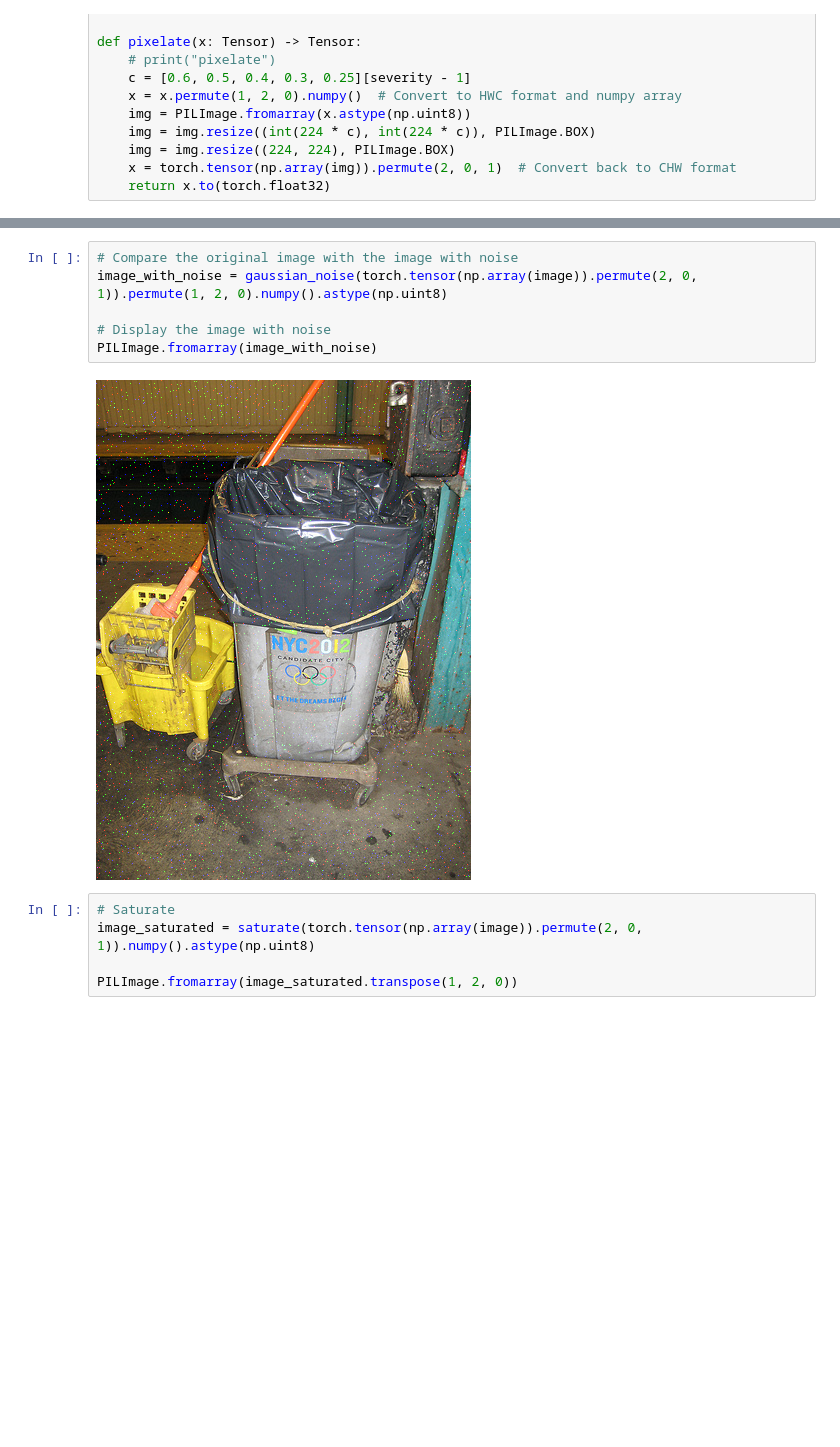
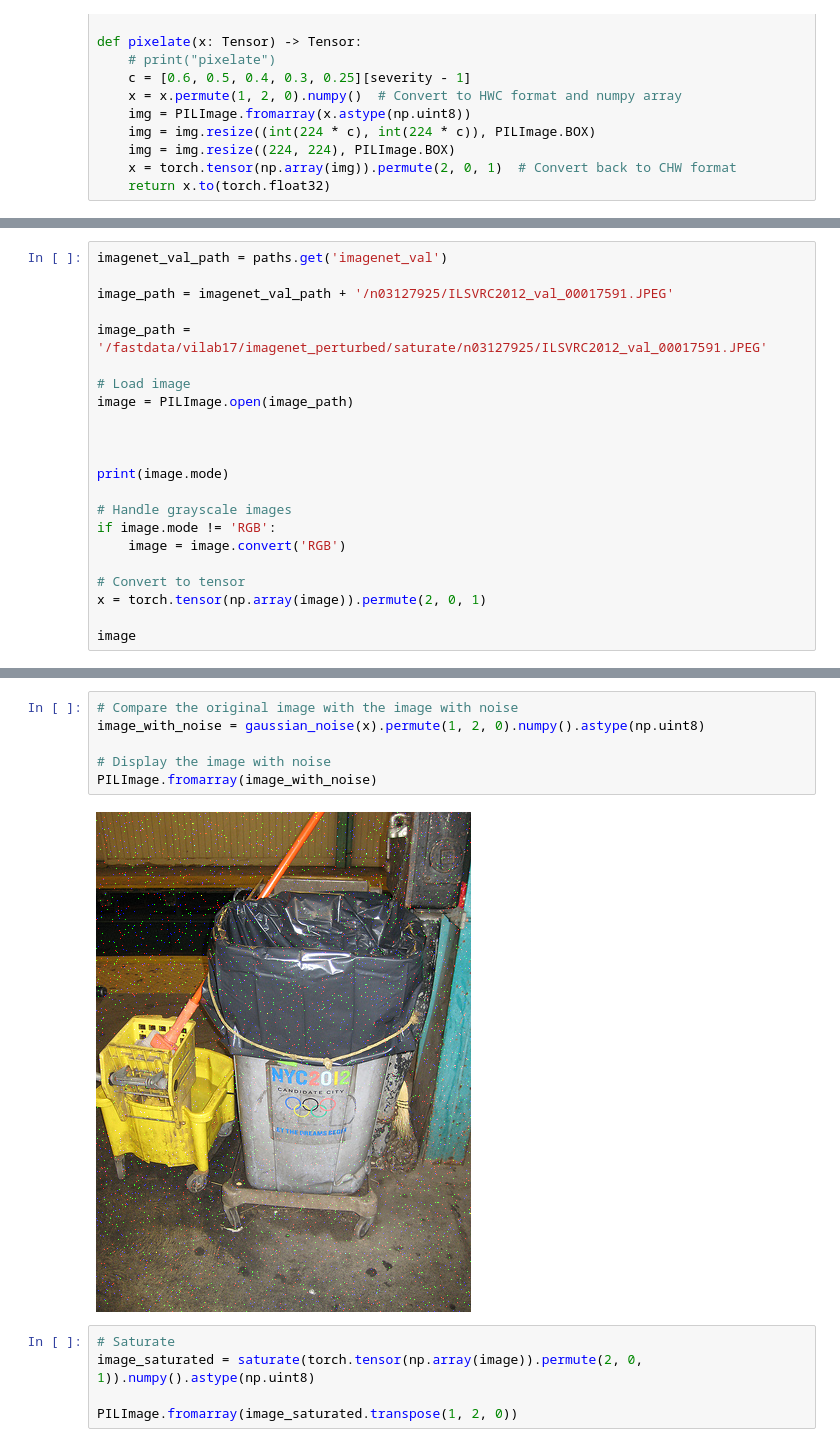
Before and after one commit to PaulRabich/RectPruneOOD, a Jupyter notebook: notebooks/test_image_pertubations.ipynb, the cells around one changed output, grey strips where cells are left out. Saved outputs shown, nothing was run; the diff lists cells and outputs as text; blank space fills up the shorter version.

```diff
--- a/notebooks/test_image_pertubations.ipynb
+++ b/notebooks/test_image_pertubations.ipynb
@@ -75,0 +63,22 @@ image
+# %%
+imagenet_val_path = paths.get('imagenet_val')
+
+image_path = imagenet_val_path + '/n03127925/ILSVRC2012_val_00017591.JPEG'
+
+image_path = '/fastdata/vilab17/imagenet_perturbed/saturate/n03127925/ILSVRC2012_val_00017591.JPEG'
+
+# Load image
+image = PILImage.open(image_path)
+
+
+
+print(image.mode)
+
+# Handle grayscale images
+if image.mode != 'RGB':
+    image = image.convert('RGB')
+
+# Convert to tensor
+x = torch.tensor(np.array(image)).permute(2, 0, 1)
+
+image
@@ -82,12 +94,12 @@ PILImage.fromarray(image_with_brightness.transpose(1, 2, 0))
 [figure]
 # %%
 # Compare the original image with the image with noise
-image_with_noise = gaussian_noise(torch.tensor(np.array(image)).permute(2, 0, 1)).permute(1, 2, 0).numpy().astype(np.uint8)
+image_with_noise = gaussian_noise(x).permute(1, 2, 0).numpy().astype(np.uint8)
 
 # Display the image with noise
 PILImage.fromarray(image_with_noise)
 # %% [output]
-[figure, old version]
+[figure, new version]
 # %%
 # Saturate
 image_saturated = saturate(torch.tensor(np.array(image)).permute(2, 0, 1)).numpy().astype(np.uint8)
```
Also changed, not shown: parts of 6 cells of this notebook, 11 other files.
